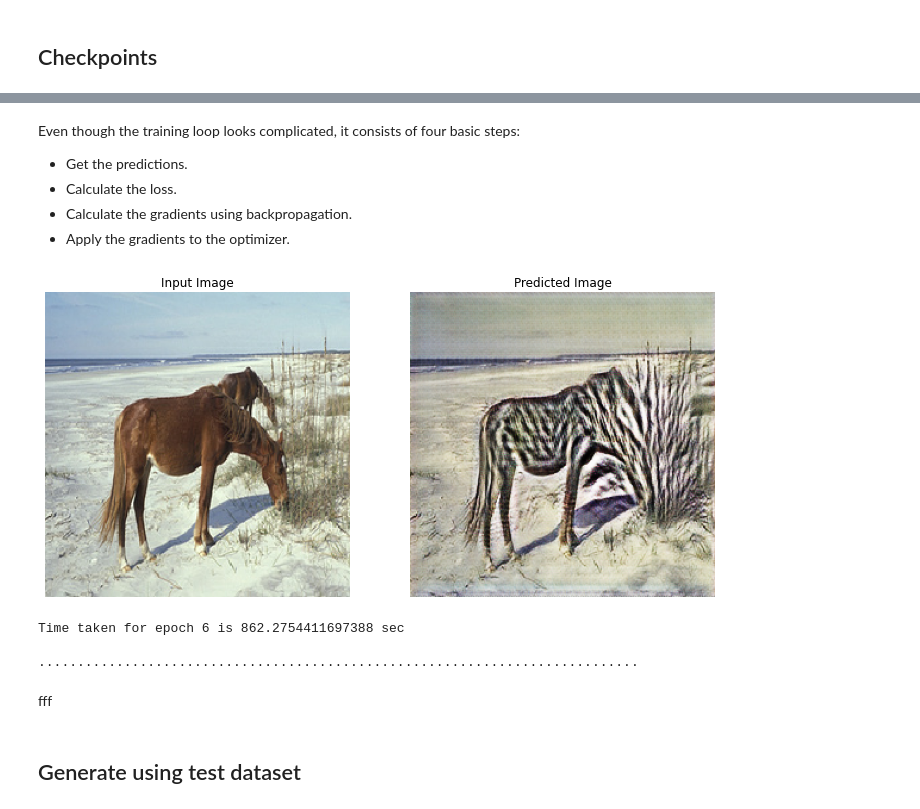
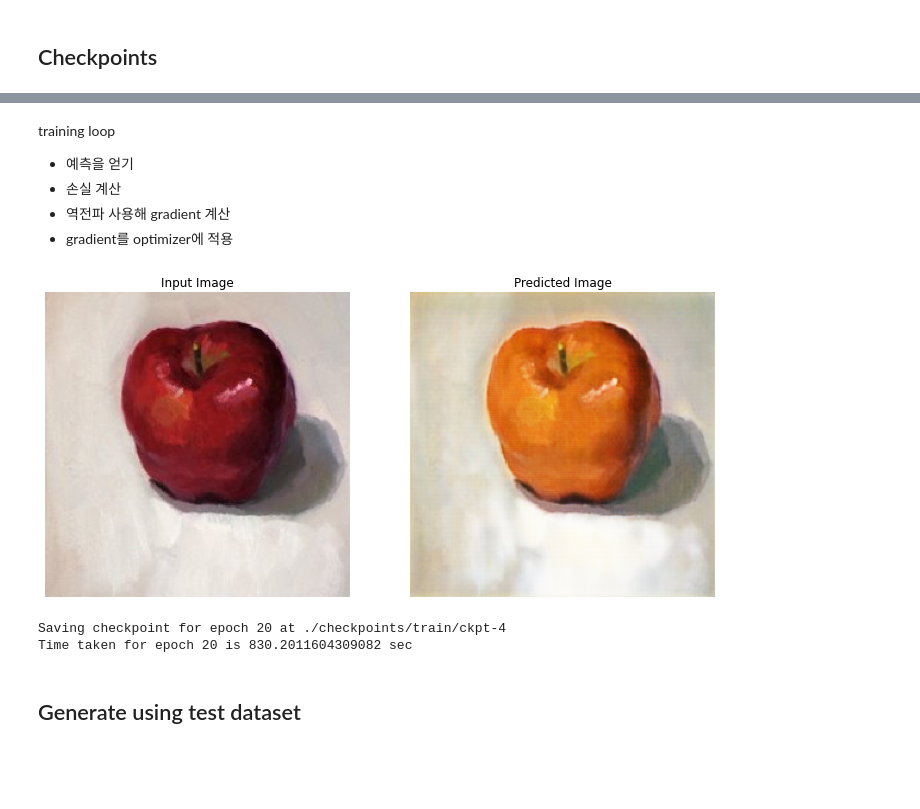
Before and after one commit to dakyommii/python, a Jupyter notebook: cyclegan.ipynb, the cells around one changed output, grey strips where cells are left out. Cells and saved outputs as stored; diff of their text form; code cells hidden in the pictures; blank space fills up the shorter version.

```diff
--- a/cyclegan.ipynb
+++ b/cyclegan.ipynb
@@ -99,22 +79,22 @@ def preprocess_image_test(image, label):
   image = normalize(image)
   return image
 # %%
-train_horses = train_horses.cache().map(
+train_apple = train_apple.cache().map(
     preprocess_image_train, num_parallel_calls=AUTOTUNE).shuffle(
     BUFFER_SIZE).batch(BATCH_SIZE)
 
-train_zebras = train_zebras.cache().map(
+train_orange = train_orange.cache().map(
     preprocess_image_train, num_parallel_calls=AUTOTUNE).shuffle(
     BUFFER_SIZE).batch(BATCH_SIZE)
 
-test_horses = test_horses.map(
+test_apple = test_apple.map(
     preprocess_image_test, num_parallel_calls=AUTOTUNE).cache().shuffle(
     BUFFER_SIZE).batch(BATCH_SIZE)
 
-test_zebras = test_zebras.map(
+test_orange = test_orange.map(
     preprocess_image_test, num_parallel_calls=AUTOTUNE).cache().shuffle(
     BUFFER_SIZE).batch(BATCH_SIZE)
 # %%
-sample_horse = next(iter(train_horses))
-sample_zebra = next(iter(train_zebras))
+sample_apple = next(iter(train_apple))
+sample_orange = next(iter(train_orange))
 # %%
@@ -166,13 +146,13 @@ generator_f = pix2pix.unet_generator(OUTPUT_CHANNELS, norm_type='instancenorm')
 discriminator_x = pix2pix.discriminator(norm_type='instancenorm', target=False)
 discriminator_y = pix2pix.discriminator(norm_type='instancenorm', target=False)
 # %%
-to_zebra = generator_g(sample_horse)
-to_horse = generator_f(sample_zebra)
+to_orange = generator_g(sample_apple)
+to_apple = generator_f(sample_orange)
 plt.figure(figsize=(8, 8))
 contrast = 8
 
-imgs = [sample_horse, to_zebra, sample_zebra, to_horse]
-title = ['Horse', 'To Zebra', 'Zebra', 'To Horse']
+imgs = [sample_apple, to_orange, sample_orange, to_apple]
+title = ['apple', 'To orange', 'orange', 'To apple']
 
 for i in range(len(imgs)):
   plt.subplot(2, 2, i+1)
@@ -287,5 +256,5 @@ Note: This example model is trained for fewer epochs (40) than the paper (200) t
 # %%
-EPOCHS = 40
+EPOCHS = 20
 # %%
 def generate_images(model, test_input):
   prediction = model(test_input)
@@ -302,13 +271,13 @@ def generate_images(model, test_input):
     plt.imshow(display_list[i] * 0.5 + 0.5)
     plt.axis('off')
   plt.show()
-# %% [markdown]
-Even though the training loop looks complicated, it consists of four basic steps:
-
-* Get the predictions.
-* Calculate the loss.
-* Calculate the gradients using backpropagation.
-* Apply the gradients to the optimizer.
+# %% [markdown]
+training loop
+
+* 예측을 얻기
+* 손실 계산
+* 역전파 사용해 gradient 계산
+* gradient를 optimizer에 적용
 # %%
 @tf.function
 def train_step(real_x, real_y):
@@ -373,33 +342,30 @@ def train_step(real_x, real_y):
 # %%
 for epoch in range(EPOCHS):
   start = time.time()
 
   n = 0
-  for image_x, image_y in tf.data.Dataset.zip((train_horses, train_zebras)):
+  for image_x, image_y in tf.data.Dataset.zip((train_apple, train_orange)):
     train_step(image_x, image_y)
     if n % 10 == 0:
       print ('.', end='')
     n += 1
 
   clear_output(wait=True)
   # Using a consistent image (sample_horse) so that the progress of the model
   # is clearly visible.
-  generate_images(generator_g, sample_horse)
+  generate_images(generator_g, sample_apple)
 
   if (epoch + 1) % 5 == 0:
     ckpt_save_path = ckpt_manager.save()
     print ('Saving checkpoint for epoch {} at {}'.format(epoch+1,
                                                          ckpt_save_path))
 
   print ('Time taken for epoch {} is {} sec\n'.format(epoch + 1,
                                                       time.time()-start))
 # %% [output]
-[figure, old version]
+[figure, new version]
-Time taken for epoch 6 is 862.2754411697388 sec
-
-.............................................................................
+Saving checkpoint for epoch 20 at ./checkpoints/train/ckpt-4
+Time taken for epoch 20 is 830.2011604309082 sec
-# %% [markdown]
-fff
 # %% [markdown]
 ## Generate using test dataset
 # %%
```
Also changed, not shown: parts of 24 cells of this notebook.
